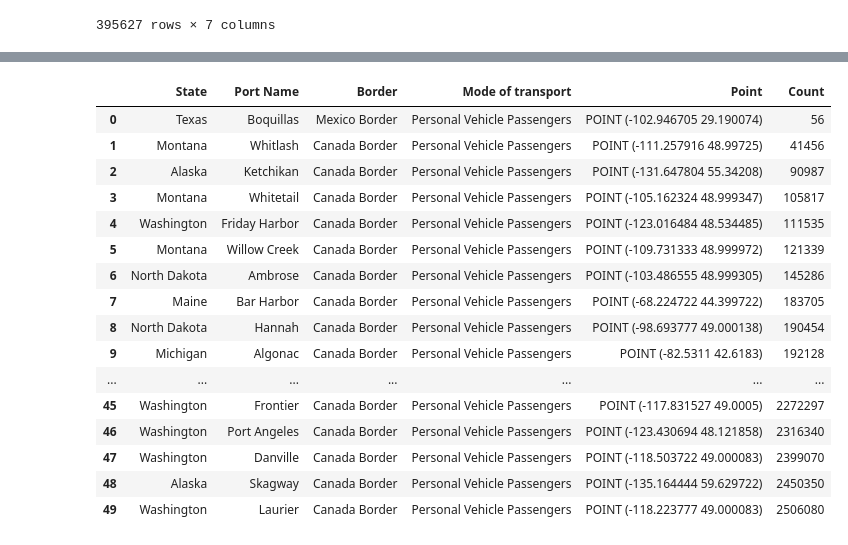
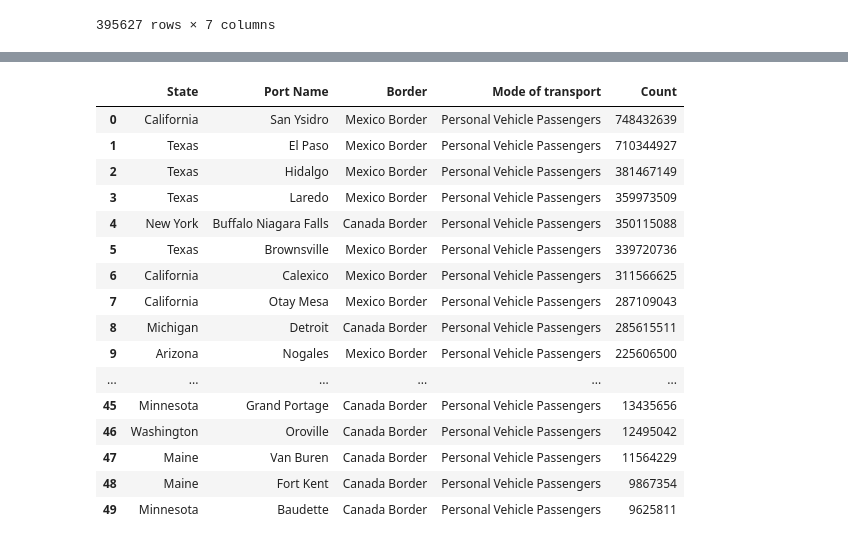
Before and after one commit to mhennessy97/borderAnalysis, a Jupyter notebook: border_linear_regression.ipynb, the cells around one changed output, grey strips where cells are left out. Cells and saved outputs as stored; diff of their text form; code cells hidden in the pictures.

```diff
--- a/border_linear_regression.ipynb
+++ b/border_linear_regression.ipynb
@@ -230,28 +213,28 @@ personal_vehicles_df.sort_values(by='Count', ascending=False).reset_index(drop=T
 # %%
-loneliest_crossing_df = personal_vehicles_df.groupby(['State','Port Name' ,'Border','Mode of transport', 'Point'])['Count'].sum().reset_index()
+crossing_df = personal_vehicles_df.groupby(['State','Port Name' ,'Border','Mode of transport'])['Count'].sum().reset_index()
 
 # Sort the DataFrame numerically by 'Count'
-loneliest_crossing_df = loneliest_crossing_df.sort_values(by='Count', ascending=True).reset_index(drop=True)
+crossing_df = crossing_df.sort_values(by='Count', ascending=False).reset_index(drop=True)
 
 # Format the display (add commas for thousands)
 pd.options.display.float_format = '{:,.0f}'.format
 
-loneliest_crossing_df.head(50)
+crossing_df.head(50)
 # %% [output]
-|  | State | Port Name | Border | Mode of transport | Point | Count |
-| 0 | Texas | Boquillas | Mexico Border | Personal Vehicle Passengers | POINT (-102.946705 29.190074) | 56 |
-| 1 | Montana | Whitlash | Canada Border | Personal Vehicle Passengers | POINT (-111.257916 48.99725) | 41456 |
-| 2 | Alaska | Ketchikan | Canada Border | Personal Vehicle Passengers | POINT (-131.647804 55.34208) | 90987 |
-| 3 | Montana | Whitetail | Canada Border | Personal Vehicle Passengers | POINT (-105.162324 48.999347) | 105817 |
-| 4 | Washington | Friday Harbor | Canada Border | Personal Vehicle Passengers | POINT (-123.016484 48.534485) | 111535 |
-| 5 | Montana | Willow Creek | Canada Border | Personal Vehicle Passengers | POINT (-109.731333 48.999972) | 121339 |
-| 6 | North Dakota | Ambrose | Canada Border | Personal Vehicle Passengers | POINT (-103.486555 48.999305) | 145286 |
-| 7 | Maine | Bar Harbor | Canada Border | Personal Vehicle Passengers | POINT (-68.224722 44.399722) | 183705 |
-| 8 | North Dakota | Hannah | Canada Border | Personal Vehicle Passengers | POINT (-98.693777 49.000138) | 190454 |
-| 9 | Michigan | Algonac | Canada Border | Personal Vehicle Passengers | POINT (-82.5311 42.6183) | 192128 |
-| ... | ... | ... | ... | ... | ... | ... |
-| 45 | Washington | Frontier | Canada Border | Personal Vehicle Passengers | POINT (-117.831527 49.0005) | 2272297 |
-| 46 | Washington | Port Angeles | Canada Border | Personal Vehicle Passengers | POINT (-123.430694 48.121858) | 2316340 |
-| 47 | Washington | Danville | Canada Border | Personal Vehicle Passengers | POINT (-118.503722 49.000083) | 2399070 |
-| 48 | Alaska | Skagway | Canada Border | Personal Vehicle Passengers | POINT (-135.164444 59.629722) | 2450350 |
-| 49 | Washington | Laurier | Canada Border | Personal Vehicle Passengers | POINT (-118.223777 49.000083) | 2506080 |
+|  | State | Port Name | Border | Mode of transport | Count |
+| 0 | California | San Ysidro | Mexico Border | Personal Vehicle Passengers | 748432639 |
+| 1 | Texas | El Paso | Mexico Border | Personal Vehicle Passengers | 710344927 |
+| 2 | Texas | Hidalgo | Mexico Border | Personal Vehicle Passengers | 381467149 |
+| 3 | Texas | Laredo | Mexico Border | Personal Vehicle Passengers | 359973509 |
+| 4 | New York | Buffalo Niagara Falls | Canada Border | Personal Vehicle Passengers | 350115088 |
+| 5 | Texas | Brownsville | Mexico Border | Personal Vehicle Passengers | 339720736 |
+| 6 | California | Calexico | Mexico Border | Personal Vehicle Passengers | 311566625 |
+| 7 | California | Otay Mesa | Mexico Border | Personal Vehicle Passengers | 287109043 |
+| 8 | Michigan | Detroit | Canada Border | Personal Vehicle Passengers | 285615511 |
+| 9 | Arizona | Nogales | Mexico Border | Personal Vehicle Passengers | 225606500 |
+| ... | ... | ... | ... | ... | ... |
+| 45 | Minnesota | Grand Portage | Canada Border | Personal Vehicle Passengers | 13435656 |
+| 46 | Washington | Oroville | Canada Border | Personal Vehicle Passengers | 12495042 |
+| 47 | Maine | Van Buren | Canada Border | Personal Vehicle Passengers | 11564229 |
+| 48 | Maine | Fort Kent | Canada Border | Personal Vehicle Passengers | 9867354 |
+| 49 | Minnesota | Baudette | Canada Border | Personal Vehicle Passengers | 9625811 |
```
Also changed, not shown: parts of 2 cells of this notebook, 3 other files.
